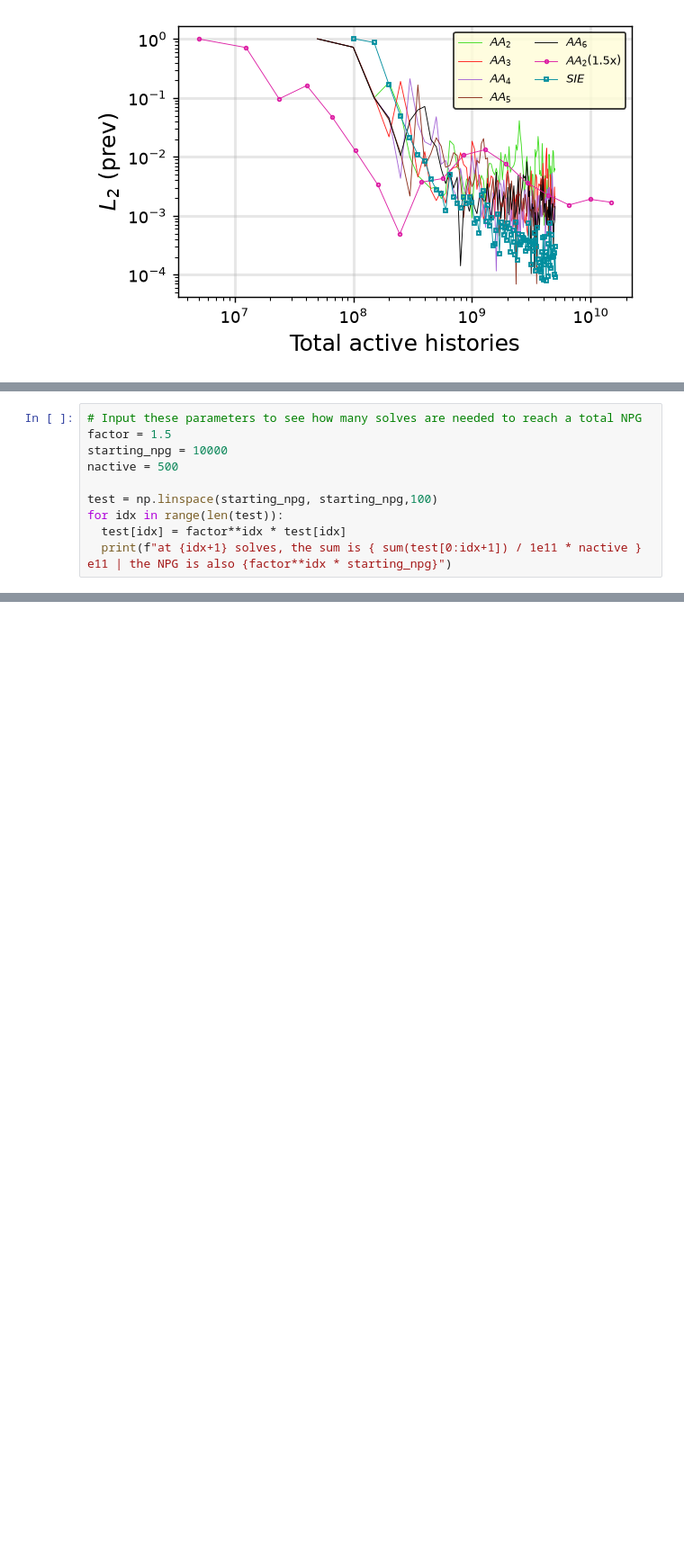
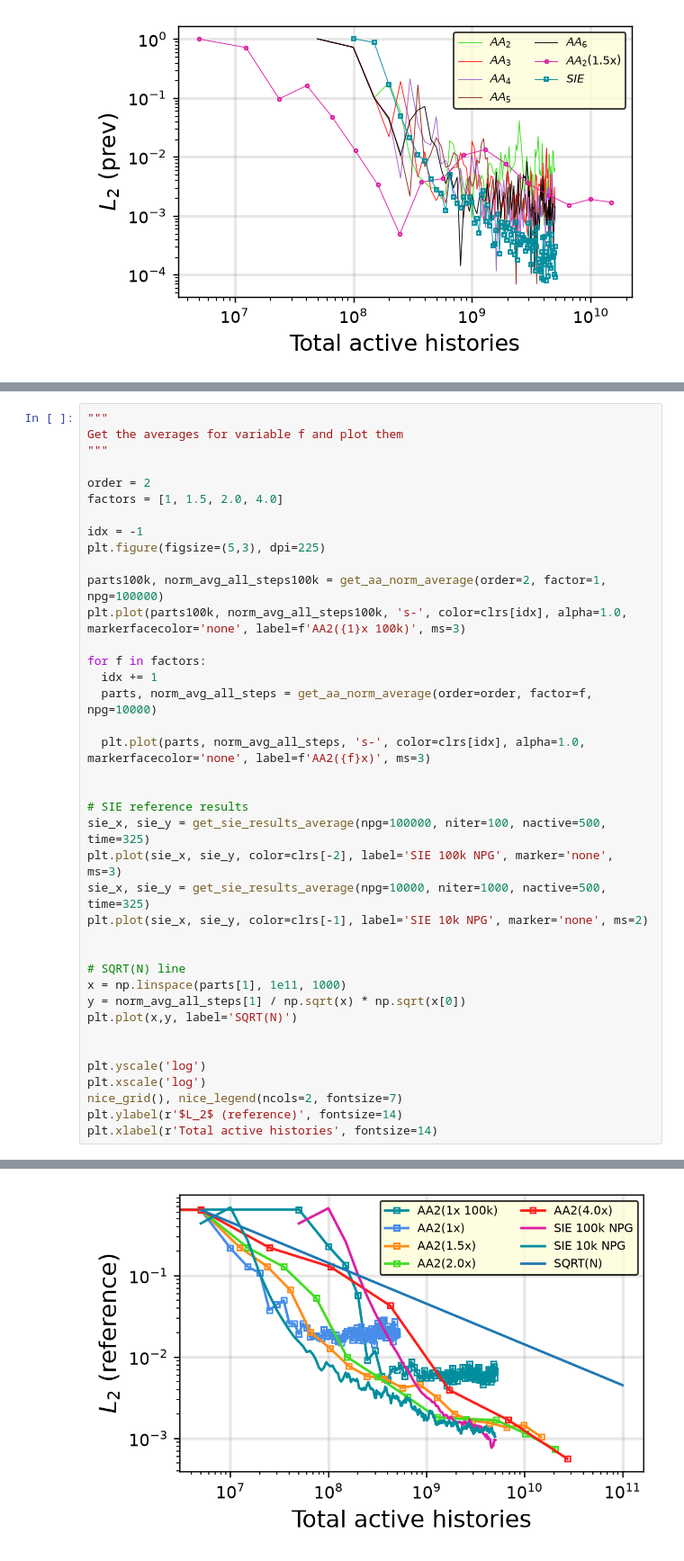
Before and after one commit to jfaulkner31/MonteCarloXenon, a Jupyter notebook: CustomSchemesAnalysis/SIE_Scheme/analysis.ipynb, the cells around one changed output, grey strips where cells are left out. Shown at 90% size. Drawn from its saved outputs; the diff is of its cells as text; blank space fills up the shorter version.

```diff
--- a/CustomSchemesAnalysis/SIE_Scheme/analysis.ipynb
+++ b/CustomSchemesAnalysis/SIE_Scheme/analysis.ipynb
@@ -457,10 +505,0 @@ validate_case(time=325.0, file='aa2_i100_t2.pkl', k_max=100, m=2, dpi=100)
-# %%
-# Input these parameters to see how many solves are needed to reach a total NPG
-factor = 1.5
-starting_npg = 10000
-nactive = 500
-
-test = np.linspace(starting_npg, starting_npg,100)
-for idx in range(len(test)):
-  test[idx] = factor**idx * test[idx]
-  print(f"at {idx+1} solves, the sum is { sum(test[0:idx+1]) / 1e11 * nactive } e11 | the NPG is also {factor**idx * starting_npg}")
@@ -516,0 +650,40 @@ aaScaling.fx[325].__len__()
+# %%
+"""
+Get the averages for variable f and plot them
+"""
+
+order = 2
+factors = [1, 1.5, 2.0, 4.0]
+
+idx = -1
+plt.figure(figsize=(5,3), dpi=225)
+
+parts100k, norm_avg_all_steps100k = get_aa_norm_average(order=2, factor=1, npg=100000)
+plt.plot(parts100k, norm_avg_all_steps100k, 's-', color=clrs[idx], alpha=1.0, markerfacecolor='none', label=f'AA2({1}x 100k)', ms=3)
+
+for f in factors:
+  idx += 1
+  parts, norm_avg_all_steps = get_aa_norm_average(order=order, factor=f, npg=10000)
+
+  plt.plot(parts, norm_avg_all_steps, 's-', color=clrs[idx], alpha=1.0, markerfacecolor='none', label=f'AA2({f}x)', ms=3)
+
+
+# SIE reference results
+sie_x, sie_y = get_sie_results_average(npg=100000, niter=100, nactive=500, time=325)
+plt.plot(sie_x, sie_y, color=clrs[-2], label='SIE 100k NPG', marker='none', ms=3)
+sie_x, sie_y = get_sie_results_average(npg=10000, niter=1000, nactive=500, time=325)
+plt.plot(sie_x, sie_y, color=clrs[-1], label='SIE 10k NPG', marker='none', ms=2)
+
+
+# SQRT(N) line
+x = np.linspace(parts[1], 1e11, 1000)
+y = norm_avg_all_steps[1] / np.sqrt(x) * np.sqrt(x[0])
+plt.plot(x,y, label='SQRT(N)')
+
+
+plt.yscale('log')
+plt.xscale('log')
+nice_grid(), nice_legend(ncols=2, fontsize=7)
+plt.ylabel(r'$L_2$ (reference)', fontsize=14)
+plt.xlabel(r'Total active histories', fontsize=14)
+# %% [output]
@@ -516,0 +691 @@ aaScaling.fx[325].__len__()
+[figure, added]
```
Also changed, not shown: parts of 25 cells of this notebook, 2 other files.
